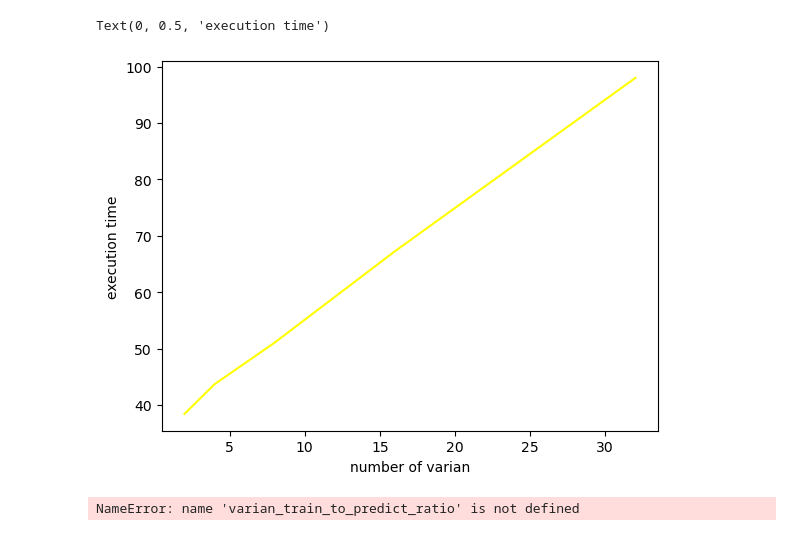
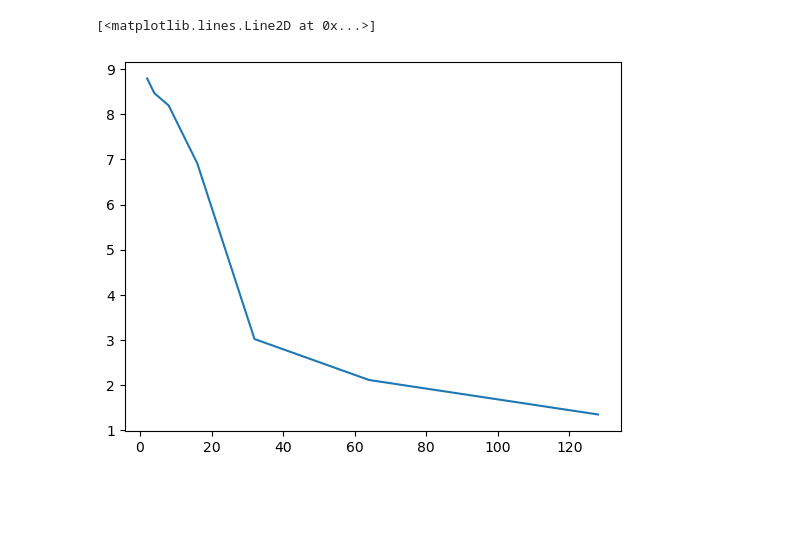
Before and after one commit to mzyudhistira/BSk24-Emu, a Jupyter notebook: analysis.ipynb, the cells around one changed output. Saved outputs shown, nothing was run; the diff lists cells and outputs as text; code cells hidden in the pictures; blank space fills up the shorter version.

```diff
--- a/analysis.ipynb
+++ b/analysis.ipynb
@@ -112,30 +103,39 @@ Text(0, 0.5, 'std difference')
-# %%
-
-plt.plot(test_param, execution_time_arr, color='yellow')
-plt.xlabel('number of varian')
-plt.ylabel('execution time')
-# %% [output]
-Text(0, 0.5, 'execution time')
-[figure, removed]
-# %%
-from model import *
-from input import *
-from training import *
-import random
-from output import *
-
-training_label = 'Test 128 varians w 0.2% sample each on exp mass predict 1024 random ext samples'
-N_input=31
-varian_train_to_predict_ratio = 8
-
-model = wouter_model(N_input, 'adadelta')
-model.load_weights('/mnt/Data/2_Area_Learn/Master Degree/2 Area_Courses/Master Thesis/1_Project/4_BSk24_Emu/data/training/weight_best/Test 128 varians w 0.2% sample each on exp mass predict 1024 random ext samples.batch=4.epoch=50.stage3.weights.h5')
-number_of_sample = 128
-varian_number = random_integers = random.sample(range(1, 1000), number_of_sample * varian_train_to_predict_ratio)
-selected_varian = select_varian(varian_number, data='ext')
-Z_bsk24_varian, N_bsk24_varian, m_bsk24_varian, params_bsk24_varian = extract_varian_data(selected_varian)
-
-test_input, N_test_input = modified_wouter(Z_bsk24_varian, N_bsk24_varian, m_bsk24_varian, params_bsk24_varian)
-generate_mass_table(model, test_input, training_label)
-# %% [output]
-NameError: name 'varian_train_to_predict_ratio' is not defined
+# %%
+# predict exp data
+# varian train to predict ratio 1:1
+
+'Test 128 varians w 0.2% sample each on exp mass predict 512 random samples.dat',
+'Test 64 varians w 0.2% sample each on exp mass predict 256 random samples.dat',
+'Test 32 varians w 0.2% sample each on exp mass predict 128 random samples.dat',
+'Test 16 varians w 0.2% sample each on exp mass predict 64 random samples.dat',
+'Test 8 varians w 0.2% sample each on exp mass predict 32 random samples.dat',
+'Test 4 varians w 0.2% sample each on exp mass predict 16 random samples.dat',
+
+'Test 128 varians w 0.2% sample each on exp mass predict 384 random samples.dat',
+'Test 64 varians w 0.2% sample each on exp mass predict 192 random samples.dat',
+'Test 32 varians w 0.2% sample each on exp mass predict 96 random samples.dat',
+'Test 16 varians w 0.2% sample each on exp mass predict 48 random samples.dat',
+'Test 8 varians w 0.2% sample each on exp mass predict 24 random samples.dat',
+'Test 4 varians w 0.2% sample each on exp mass predict 12 random samples.dat',
+'Test 2 varians w 0.2% sample each on exp mass predict 6 random samples.dat',
+
+import run_analysis
+files = ['Test 128 varians w 0.2% sample each on exp mass predict other 128 random samples.dat',
+        'Test 64 varians w 0.2% sample each on exp mass predict other 64 random samples.dat',
+        'Test 32 varians w 0.2% sample each on exp mass predict other 32 random samples.dat',
+        'Test 16 varians w 0.2% sample each on exp mass predict other 16 random samples.dat',
+        'Test 8 varians w 0.2% sample each on exp mass predict other 8 random samples.dat',
+        'Test 4 varians w 0.2% sample each on exp mass predict other 4 random samples.dat',
+        'Test 2 varians w 0.2% sample each on exp mass predict other 2 random samples.dat']
+files.reverse()
+
+results = [run_analysis.analyse(file) for file in files]
+rms_dev = [result['rms_dev'] for result in results]
+std_diff = [result['std_diff'] for result in results]
+# %%
+import matplotlib.pyplot as plt
+varians = [2, 4, 8, 16, 32, 64, 128]
+plt.plot(varians, rms_dev)
+# %% [output]
+[<matplotlib.lines.Line2D at 0x...>]
+[figure, added]
```
Also changed, not shown: parts of 7 cells of this notebook, 4 other files.
